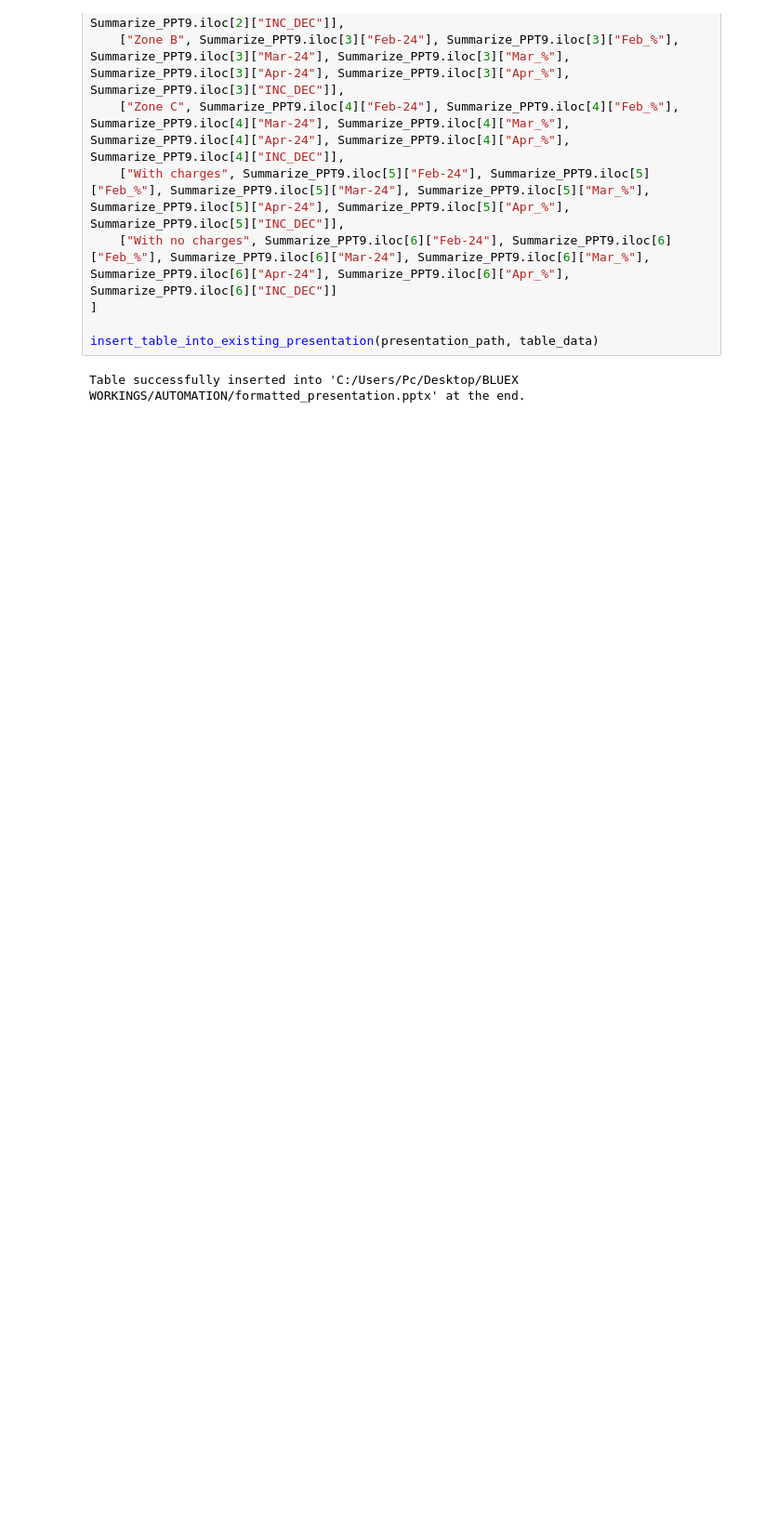
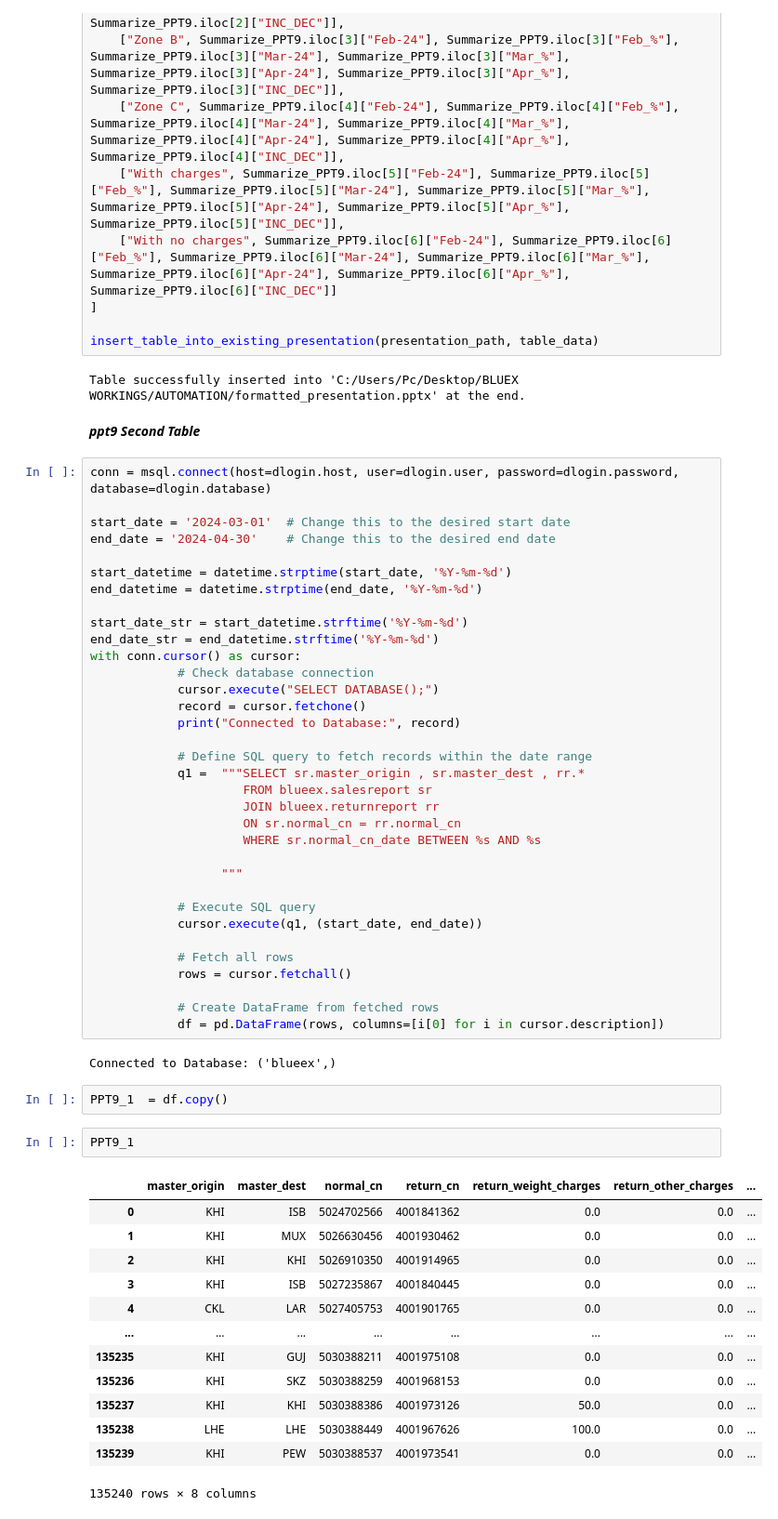
Before and after one commit to TahaDataAlchemy/BLUE-EX-Domestic-Auto, a Jupyter notebook: ETL.ipynb, the cells around one changed output. Shown at 93% size. Saved outputs shown, nothing was run; the diff lists cells and outputs as text; blank space fills up the shorter version.

```diff
--- a/ETL.ipynb
+++ b/ETL.ipynb
@@ -2523,3 +2461,59 @@ table_data = [
 insert_table_into_existing_presentation(presentation_path, table_data)
 # %% [output]
 Table successfully inserted into 'C:/Users/Pc/Desktop/BLUEX WORKINGS/AUTOMATION/formatted_presentation.pptx' at the end.
+# %% [markdown]
+***ppt9 Second Table***
+# %%
+conn = msql.connect(host=dlogin.host, user=dlogin.user, password=dlogin.password, database=dlogin.database)
+
+start_date = '2024-03-01'  # Change this to the desired start date
+end_date = '2024-04-30'    # Change this to the desired end date
+
+start_datetime = datetime.strptime(start_date, '%Y-%m-%d')
+end_datetime = datetime.strptime(end_date, '%Y-%m-%d')
+
+start_date_str = start_datetime.strftime('%Y-%m-%d')
+end_date_str = end_datetime.strftime('%Y-%m-%d')
+with conn.cursor() as cursor:
+            # Check database connection
+            cursor.execute("SELECT DATABASE();")
+            record = cursor.fetchone()
+            print("Connected to Database:", record)
+
+            # Define SQL query to fetch records within the date range
+            q1 =  """SELECT sr.master_origin , sr.master_dest , rr.*
+                     FROM blueex.salesreport sr
+                     JOIN blueex.returnreport rr
+                     ON sr.normal_cn = rr.normal_cn
+                     WHERE sr.normal_cn_date BETWEEN %s AND %s
+
+                  """
+
+            # Execute SQL query
+            cursor.execute(q1, (start_date, end_date))
+
+            # Fetch all rows
+            rows = cursor.fetchall()
+
+            # Create DataFrame from fetched rows
+            df = pd.DataFrame(rows, columns=[i[0] for i in cursor.description])
+# %% [output]
+Connected to Database: ('blueex',)
+# %%
+PPT9_1  = df.copy()
+# %%
+PPT9_1
+# %% [output]
+|  | master_origin | master_dest | normal_cn | return_cn | return_weight_charges | return_other_charges | ... |
+| 0 | KHI | ISB | 5024702566 | 4001841362 | 0.0 | 0.0 | ... |
+| 1 | KHI | MUX | 5026630456 | 4001930462 | 0.0 | 0.0 | ... |
+| 2 | KHI | KHI | 5026910350 | 4001914965 | 0.0 | 0.0 | ... |
+| 3 | KHI | ISB | 5027235867 | 4001840445 | 0.0 | 0.0 | ... |
+| 4 | CKL | LAR | 5027405753 | 4001901765 | 0.0 | 0.0 | ... |
+| ... | ... | ... | ... | ... | ... | ... | ... |
+| 135235 | KHI | GUJ | 5030388211 | 4001975108 | 0.0 | 0.0 | ... |
+| 135236 | KHI | SKZ | 5030388259 | 4001968153 | 0.0 | 0.0 | ... |
+| 135237 | KHI | KHI | 5030388386 | 4001973126 | 50.0 | 0.0 | ... |
+| 135238 | LHE | LHE | 5030388449 | 4001967626 | 100.0 | 0.0 | ... |
+| 135239 | KHI | PEW | 5030388537 | 4001973541 | 0.0 | 0.0 | ... |
+135240 rows × 8 columns
```
Also changed, not shown: parts of 11 cells of this notebook.
